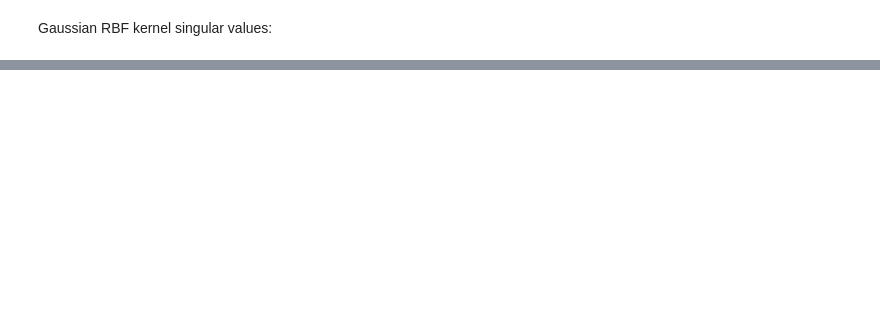
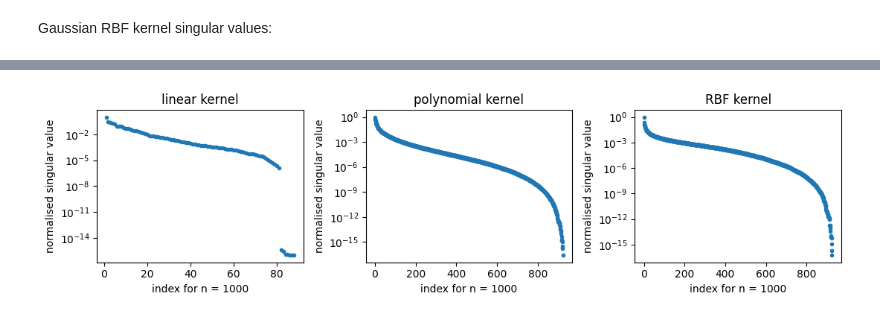
Before and after one commit to YTFORGE898/repo, a Jupyter notebook: Experiments/singular_value_plots_chapter2.ipynb, the cells around one changed output, grey strips where cells are left out. Cells and saved outputs as stored; diff of their text form; code cells hidden in the pictures; blank space fills up the shorter version.

```diff
--- a/Experiments/singular_value_plots_chapter2.ipynb
+++ b/Experiments/singular_value_plots_chapter2.ipynb
@@ -125,0 +126,43 @@ plt.show()
+# %%
+# Three kernel singular value plots next to each other
+# Sample size above 81 did not make a difference to the shape of the plots
+
+n = 1000
+ind = rng.choice(X_scaled.shape[0], size=n, replace=False)
+data = X_scaled[ind]
+gamma = 1/X_scaled.shape[1]
+
+def rbf1(A, B):
+    K = rbf(A, B, gamma=gamma)
+    return K
+
+kernel_list = [
+    ("linear", linear),
+    ("polynomial", poly),
+    ("RBF", rbf1),
+]
+
+fig, axes = plt.subplots(1, 3, figsize=(11, 3))
+
+for ax, (name, func) in zip(axes, kernel_list):
+    K = make_kernel_matrix(data, func)
+    sing_val = svd(K, compute_uv=False)
+    sing_val = sing_val / sing_val[0]
+
+    # Stopping once the tail is around 10^-16
+    below = np.where(sing_val < 1e-16)[0]
+    if len(below) > 0:
+        stop = below[0] + 1
+    else:
+        stop = len(sing_val)
+
+    ax.semilogy(np.arange(1, stop + 1), sing_val[:stop], ".")
+    ax.set_title(name + " kernel")
+    ax.set_xlabel("index for n = " + str(n))
+    ax.set_ylabel("normalised singular value")
+
+plt.tight_layout()
+plt.savefig("../Results/sing_val_three_kernels.pdf")
+plt.show()
+# %% [output]
+[figure, added]
```
Also changed, not shown: parts of 12 cells of this notebook, 17 other files.
